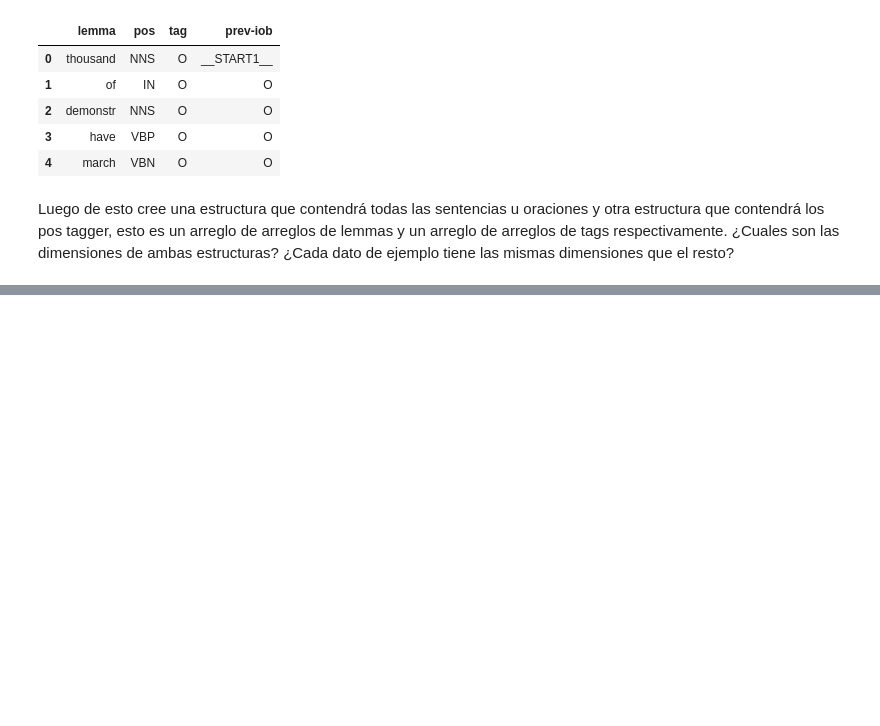
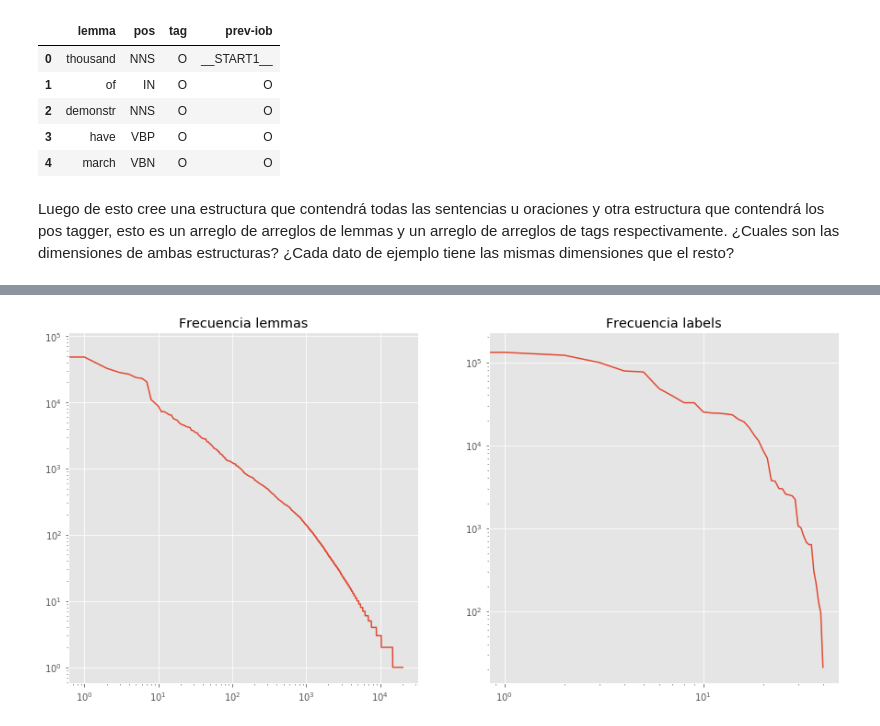
Before and after one commit to MrSutra/NeuralNetworks-2, a Jupyter notebook: Pregunta 2.ipynb, the cells around one changed output, grey strips where cells are left out. Drawn from its saved outputs; the diff is of its cells as text; code cells hidden in the pictures; blank space fills up the shorter version.

```diff
--- a/Pregunta 2.ipynb
+++ b/Pregunta 2.ipynb
@@ -259,0 +153,10 @@ KeyboardInterrupt:
+# %%
+plt.subplot(121)
+plt.loglog(np.arange(len(w)), w_freq)
+plt.title("Frecuencia lemmas")
+plt.subplot(122)
+plt.loglog(np.arange(len(l)), l_freq)
+plt.title("Frecuencia labels")
+plt.show()
+# %% [output]
+[figure, added]
```
Also changed, not shown: parts of 35 cells of this notebook.
